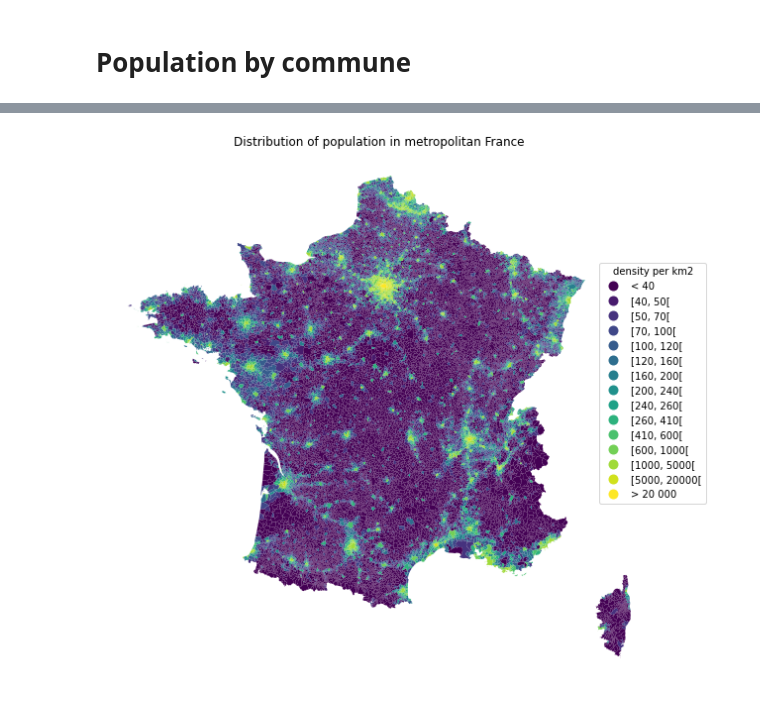
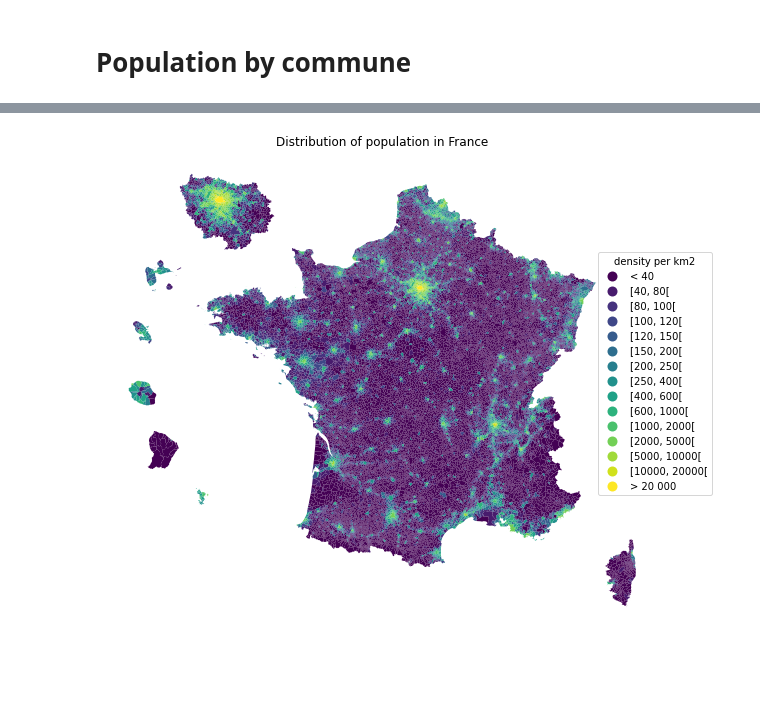
Before and after one commit to tfardet/pynsee, a Jupyter notebook: docs/examples/example_population_map_com.ipynb, the cells around one changed output, grey strips where cells are left out. Cells and saved outputs as stored; diff of their text form; code cells hidden in the pictures; blank space fills up the shorter version.

```diff
--- a/docs/examples/example_population_map_com.ipynb
+++ b/docs/examples/example_population_map_com.ipynb
@@ -32,0 +25,17 @@ map['density'] = map['population'] / map["area"]
+# %%
+mapcom = gpd.GeoDataFrame(com).set_crs("EPSG:3857")
+
+mapcom = mapcom.to_crs(epsg=3035)
+mapcom["area"] = mapcom['geometry'].area / 10**6
+mapcom = mapcom.to_crs(epsg=3857)
+
+mapcom['REF_AREA'] = 'D' + mapcom['insee_dep']
+mapcom['density'] = mapcom['population'] / mapcom['area']
+
+mapcom = GeoDataframe(mapcom)
+mapcom = mapcom.translate(departement = ['971', '972', '974', '973', '976'],
+                          factors = [1.5, 1.5, 1.5, 0.35, 1.5])
+
+mapcom = mapcom.zoom(departement = ["75","92", "93", "91", "77", "78", "95", "94"],
+                     factor=1.5, angle = math.pi * (1 - 3 * 1/9))
+mapcom
@@ -33,8 +56,9 @@ map['density'] = map['population'] / map["area"]
 # %%
-map.loc[map.density < 40, 'range'] = "< 40"
-map.loc[map.density >= 20000, 'range'] = "> 20 000"
+mapplot = gpd.GeoDataFrame(mapcom)
+mapplot.loc[mapplot.density < 40, 'range'] = "< 40"
+mapplot.loc[mapplot.density >= 20000, 'range'] = "> 20 000"
 
-density_ranges = [40, 50, 70, 100, 120, 160, 200, 240, 260, 410, 600, 1000, 5000, 20000]
+density_ranges = [40, 80, 100, 120, 150, 200, 250, 400, 600, 1000, 2000, 5000, 10000, 20000]
 list_ranges = []
 list_ranges.append( "< 40")
 
@@ -42,21 +66,25 @@ for i in range(len(density_ranges)-1):
     min_range = density_ranges[i]
     max_range = density_ranges[i+1]
     range_string = "[{}, {}[".format(min_range, max_range)
-    map.loc[(map.density >= min_range) & (map.density < max_range), 'range'] = range_string
+    mapplot.loc[(mapplot.density >= min_range) & (mapplot.density < max_range), 'range'] = range_string
     list_ranges.append(range_string)
 
 list_ranges.append("> 20 000")
 
-map['range'] = map['range'].astype(CategoricalDtype(categories=list_ranges, ordered=True))
-map = map[~map["insee_dep"].isin(['971', '972', '973', '974', '975', '976'])]
+mapplot['range'] = mapplot['range'].astype(CategoricalDtype(categories=list_ranges, ordered=True))
 # %%
 fig, ax = plt.subplots(1,1,figsize=[10,10])
-map.plot(column='range', cmap=cm.viridis,
+mapplot.plot(column='range', cmap=cm.viridis,
     legend=True, ax=ax,
     legend_kwds={'bbox_to_anchor': (1.1, 0.8),
                  'title':'density per km2'})
 ax.set_axis_off()
-ax.set(title='Distribution of population in metropolitan France')
+ax.set(title='Distribution of population in France')
 plt.show()
+
+fig.savefig('pop_france.svg',
+            format='svg', dpi=1200,
+            bbox_inches = 'tight',
+            pad_inches = 0)
 # %% [output]
-[figure, old version]
+[figure, new version]
```
Also changed, not shown: parts of 4 cells of this notebook, 18 other files.
